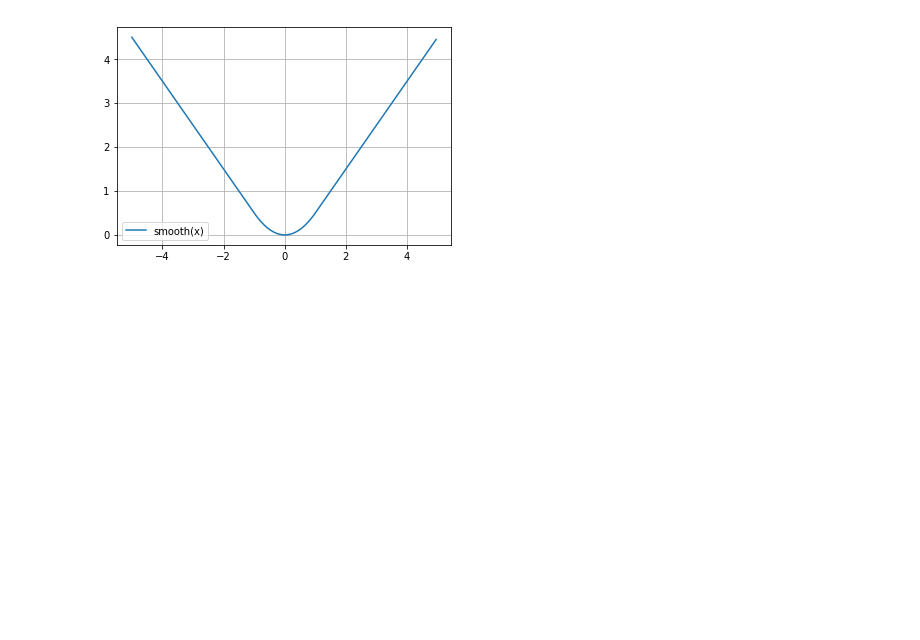
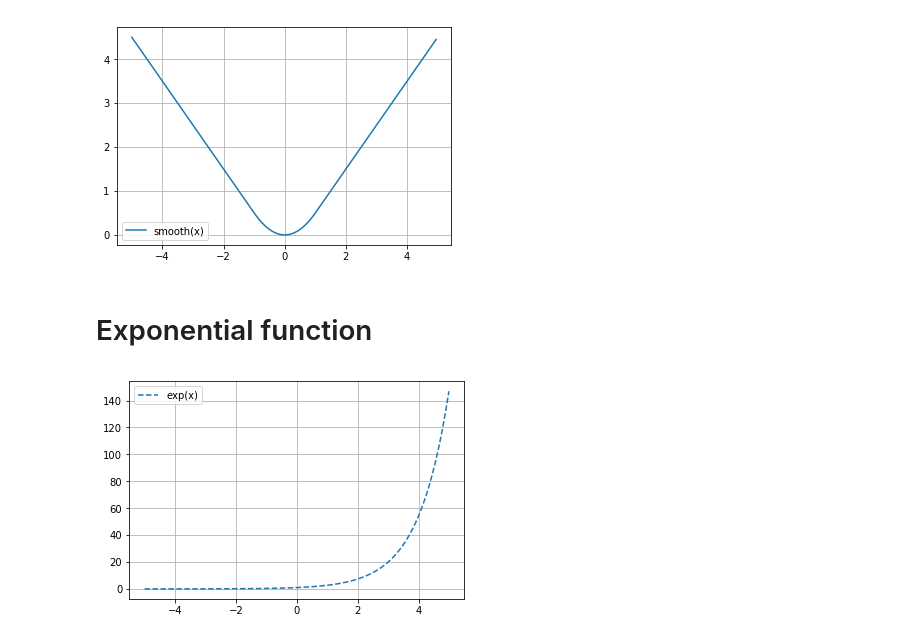
Before and after one commit to b3n3d17/DeepLearningCourse, a Jupyter notebook: 00_some_function_plots/some_function_plots.ipynb, the cells around one changed output. Cells and saved outputs as stored; diff of their text form; code cells hidden in the pictures; blank space fills up the shorter version.

Commit message:
Added a function plot for exp(x)

```diff
--- a/00_some_function_plots/some_function_plots.ipynb
+++ b/00_some_function_plots/some_function_plots.ipynb
@@ -47,3 +47,16 @@ plt.legend()
 plt.show()
 # %% [output]
 [figure]
+# %% [markdown]
+# Exponential function
+# %%
+step = 0.01
+x = np.arange(-5.0,5.0,step)
+#print(x)
+y = [np.exp(val) for val in x]
+plt.plot(x,y, label="exp(x)", linestyle="--")
+plt.grid()
+plt.legend()
+plt.show()
+# %% [output]
+[figure, added]
```
Also changed, not shown: parts of 1 cell of this notebook.
